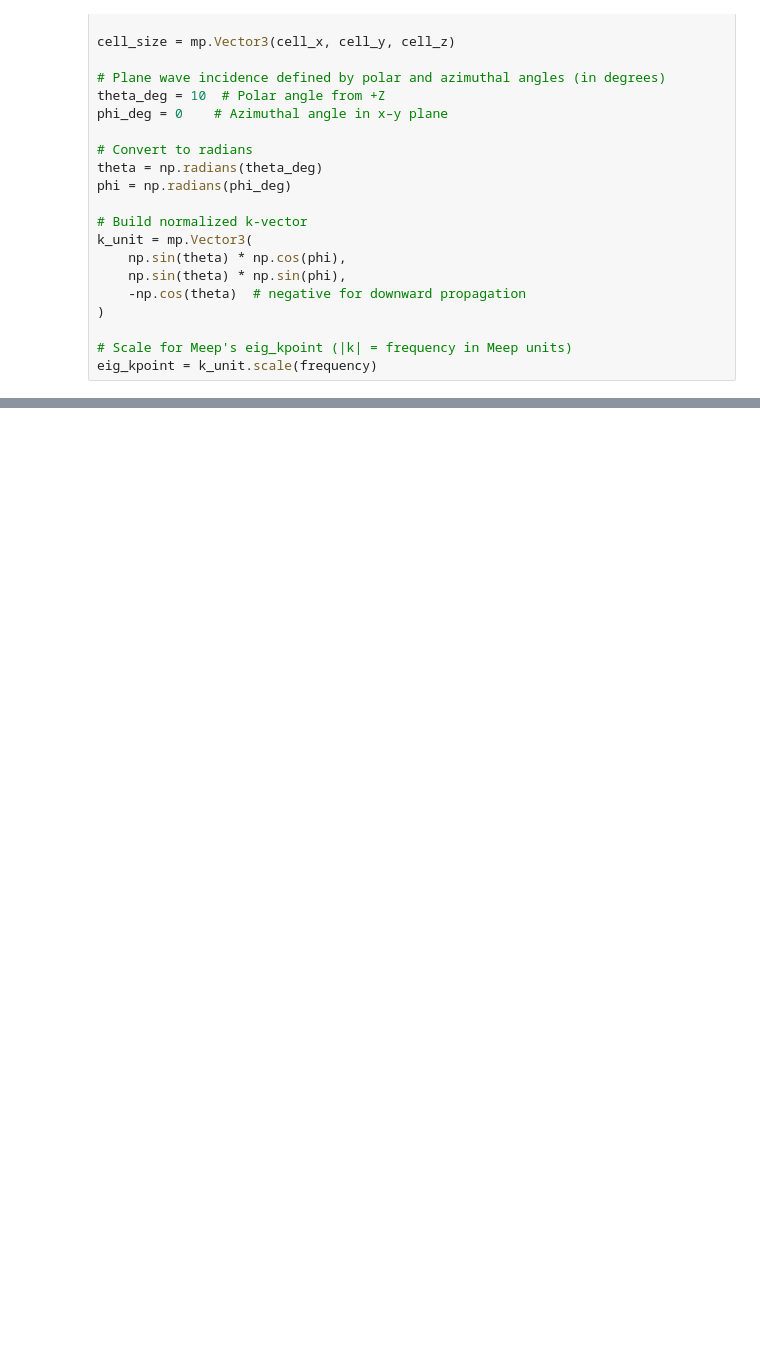
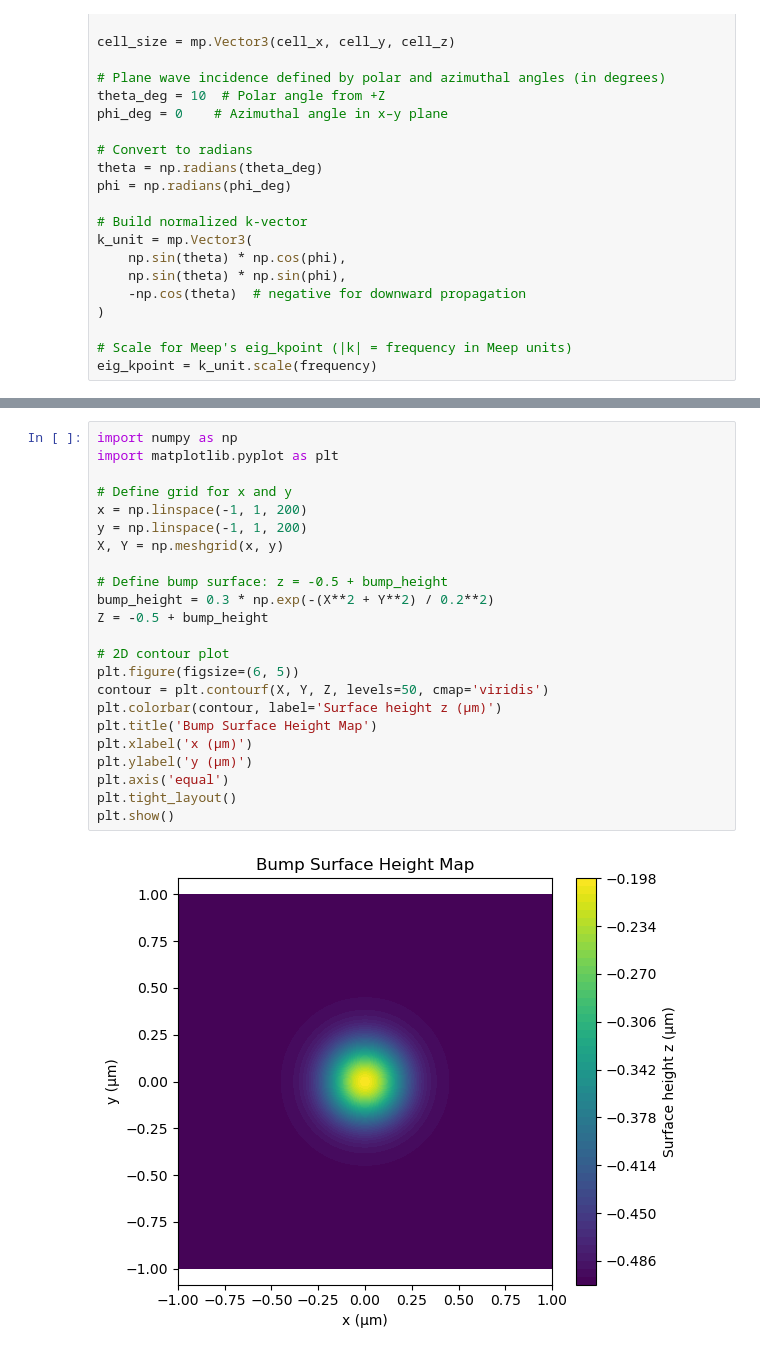
Before and after one commit to persilleChristie/bioscat3d, a Jupyter notebook: MeepTests/3dMagnitudeAngleSingleBump.ipynb, the cells around one changed output, grey strips where cells are left out. Drawn from its saved outputs; the diff is of its cells as text; blank space fills up the shorter version.

```diff
--- a/MeepTests/3dMagnitudeAngleSingleBump.ipynb
+++ b/MeepTests/3dMagnitudeAngleSingleBump.ipynb
@@ -155,0 +138,25 @@ Flux through back: -3.862106
+# %%
+import numpy as np
+import matplotlib.pyplot as plt
+
+# Define grid for x and y
+x = np.linspace(-1, 1, 200)
+y = np.linspace(-1, 1, 200)
+X, Y = np.meshgrid(x, y)
+
+# Define bump surface: z = -0.5 + bump_height
+bump_height = 0.3 * np.exp(-(X**2 + Y**2) / 0.2**2)
+Z = -0.5 + bump_height
+
+# 2D contour plot
+plt.figure(figsize=(6, 5))
+contour = plt.contourf(X, Y, Z, levels=50, cmap='viridis')
+plt.colorbar(contour, label='Surface height z (μm)')
+plt.title('Bump Surface Height Map')
+plt.xlabel('x (μm)')
+plt.ylabel('y (μm)')
+plt.axis('equal')
+plt.tight_layout()
+plt.show()
+# %% [output]
+[figure, added]
```
Also changed, not shown: parts of 3 cells of this notebook, 4 other files.
